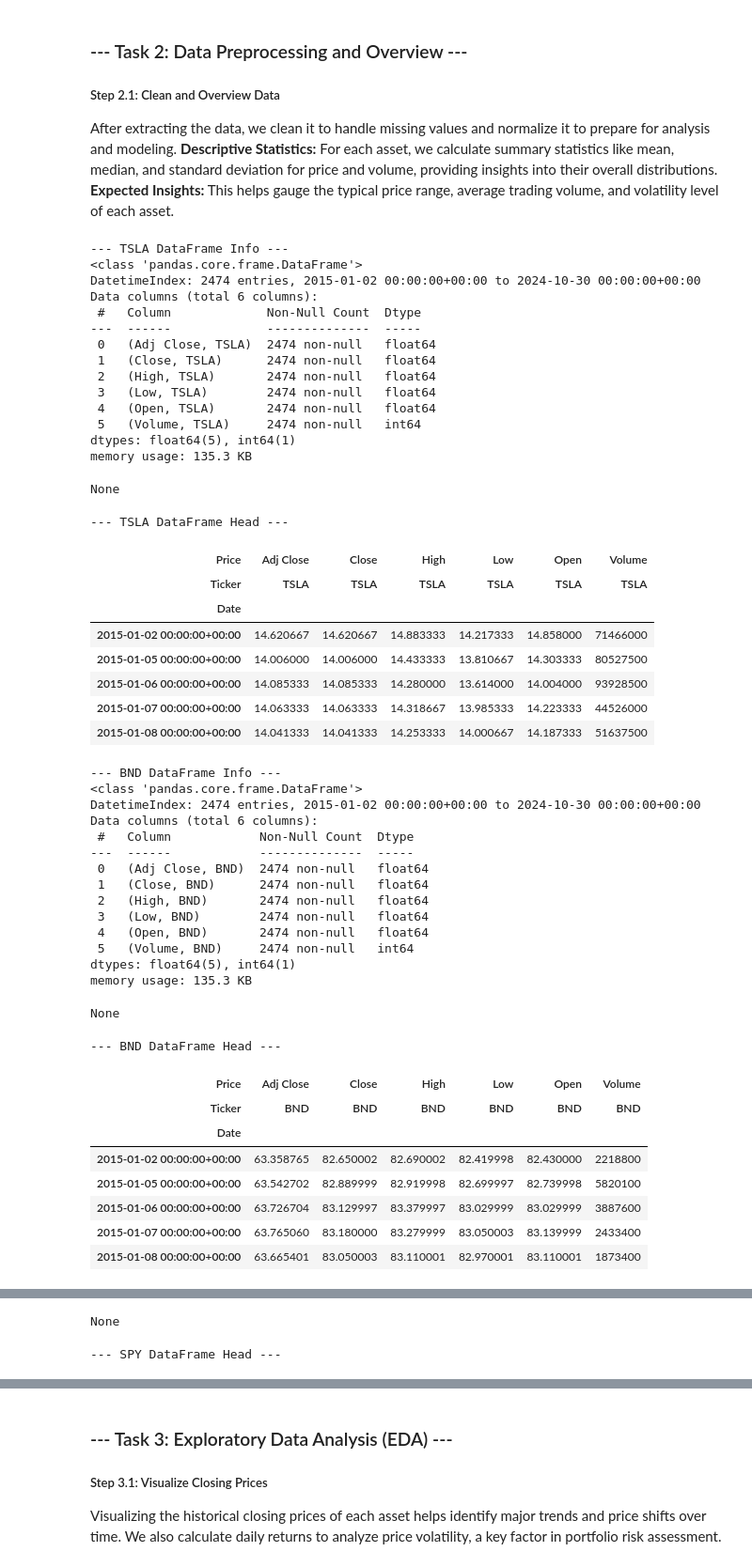
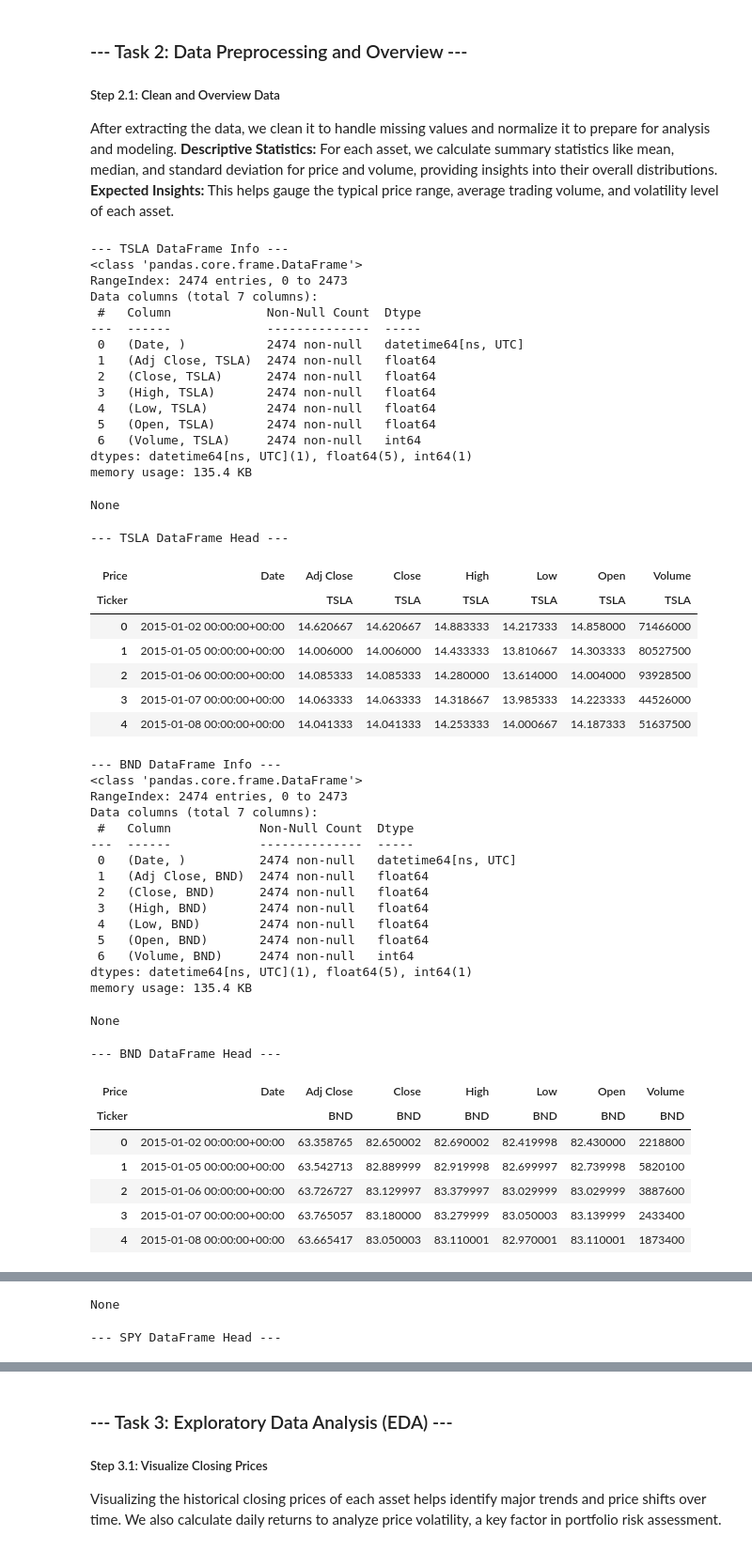
Before and after one commit to BlenSeleshi/PortfolioManagement, a Jupyter notebook: notebooks/eda.ipynb, the cells around one changed output, grey strips where cells are left out. Shown at 94% size. Saved outputs shown, nothing was run; the diff lists cells and outputs as text; code cells hidden in the pictures.

```diff
--- a/notebooks/eda.ipynb
+++ b/notebooks/eda.ipynb
@@ -59,60 +59,58 @@ After extracting the data, we clean it to handle missing values and normalize it
 **Expected Insights:** This helps gauge the typical price range, average trading volume, and volatility level of each asset.
 # %%
 for ticker in data:
-    data['Date'] = pd.to_datetime(data['Date'])  # Convert to datetime
-    data = data.set_index('Date')
     print(f"\n--- {ticker} DataFrame Info ---")
     display(data[ticker].info())
     print(f"\n--- {ticker} DataFrame Head ---")
     display(data[ticker].head())
 # %% [output]
 --- TSLA DataFrame Info ---
 <class 'pandas.core.frame.DataFrame'>
-DatetimeIndex: 2474 entries, 2015-01-02 00:00:00+00:00 to 2024-10-30 00:00:00+00:00
-Data columns (total 6 columns):
+RangeIndex: 2474 entries, 0 to 2473
+Data columns (total 7 columns):
  #   Column             Non-Null Count  Dtype
 ---  ------             --------------  -----
- 0   (Adj Close, TSLA)  2474 non-null   float64
- 1   (Close, TSLA)      2474 non-null   float64
- 2   (High, TSLA)       2474 non-null   float64
- 3   (Low, TSLA)        2474 non-null   float64
- 4   (Open, TSLA)       2474 non-null   float64
- 5   (Volume, TSLA)     2474 non-null   int64
-dtypes: float64(5), int64(1)
-memory usage: 135.3 KB
+ 0   (Date, )           2474 non-null   datetime64[ns, UTC]
+ 1   (Adj Close, TSLA)  2474 non-null   float64
+ 2   (Close, TSLA)      2474 non-null   float64
+ 3   (High, TSLA)       2474 non-null   float64
+ 4   (Low, TSLA)        2474 non-null   float64
+ 5   (Open, TSLA)       2474 non-null   float64
+ 6   (Volume, TSLA)     2474 non-null   int64
+dtypes: datetime64[ns, UTC](1), float64(5), int64(1)
+memory usage: 135.4 KB
 None
 --- TSLA DataFrame Head ---
-| Price | Adj Close | Close | High | Low | Open | Volume |
-| Ticker | TSLA | TSLA | TSLA | TSLA | TSLA | TSLA |
-| Date |  |  |  |  |  |  |
-| 2015-01-02 00:00:00+00:00 | 14.620667 | 14.620667 | 14.883333 | 14.217333 | 14.858000 | 71466000 |
-| 2015-01-05 00:00:00+00:00 | 14.006000 | 14.006000 | 14.433333 | 13.810667 | 14.303333 | 80527500 |
-| 2015-01-06 00:00:00+00:00 | 14.085333 | 14.085333 | 14.280000 | 13.614000 | 14.004000 | 93928500 |
-| 2015-01-07 00:00:00+00:00 | 14.063333 | 14.063333 | 14.318667 | 13.985333 | 14.223333 | 44526000 |
-| 2015-01-08 00:00:00+00:00 | 14.041333 | 14.041333 | 14.253333 | 14.000667 | 14.187333 | 51637500 |
+| Price | Date | Adj Close | Close | High | Low | Open | Volume |
+| Ticker |  | TSLA | TSLA | TSLA | TSLA | TSLA | TSLA |
+| 0 | 2015-01-02 00:00:00+00:00 | 14.620667 | 14.620667 | 14.883333 | 14.217333 | 14.858000 | 71466000 |
+| 1 | 2015-01-05 00:00:00+00:00 | 14.006000 | 14.006000 | 14.433333 | 13.810667 | 14.303333 | 80527500 |
+| 2 | 2015-01-06 00:00:00+00:00 | 14.085333 | 14.085333 | 14.280000 | 13.614000 | 14.004000 | 93928500 |
+| 3 | 2015-01-07 00:00:00+00:00 | 14.063333 | 14.063333 | 14.318667 | 13.985333 | 14.223333 | 44526000 |
+| 4 | 2015-01-08 00:00:00+00:00 | 14.041333 | 14.041333 | 14.253333 | 14.000667 | 14.187333 | 51637500 |
 --- BND DataFrame Info ---
 <class 'pandas.core.frame.DataFrame'>
-DatetimeIndex: 2474 entries, 2015-01-02 00:00:00+00:00 to 2024-10-30 00:00:00+00:00
-Data columns (total 6 columns):
+RangeIndex: 2474 entries, 0 to 2473
+Data columns (total 7 columns):
  #   Column            Non-Null Count  Dtype
 ---  ------            --------------  -----
- 0   (Adj Close, BND)  2474 non-null   float64
- 1   (Close, BND)      2474 non-null   float64
- 2   (High, BND)       2474 non-null   float64
- 3   (Low, BND)        2474 non-null   float64
- 4   (Open, BND)       2474 non-null   float64
- 5   (Volume, BND)     2474 non-null   int64
-dtypes: float64(5), int64(1)
-memory usage: 135.3 KB
+ 0   (Date, )          2474 non-null   datetime64[ns, UTC]
+ 1   (Adj Close, BND)  2474 non-null   float64
+ 2   (Close, BND)      2474 non-null   float64
+ 3   (High, BND)       2474 non-null   float64
+ 4   (Low, BND)        2474 non-null   float64
+ 5   (Open, BND)       2474 non-null   float64
+ 6   (Volume, BND)     2474 non-null   int64
+dtypes: datetime64[ns, UTC](1), float64(5), int64(1)
+memory usage: 135.4 KB
 None
 --- BND DataFrame Head ---
-| Price | Adj Close | Close | High | Low | Open | Volume |
-| Ticker | BND | BND | BND | BND | BND | BND |
-| Date |  |  |  |  |  |  |
-| 2015-01-02 00:00:00+00:00 | 63.358765 | 82.650002 | 82.690002 | 82.419998 | 82.430000 | 2218800 |
-| 2015-01-05 00:00:00+00:00 | 63.542702 | 82.889999 | 82.919998 | 82.699997 | 82.739998 | 5820100 |
-| 2015-01-06 00:00:00+00:00 | 63.726704 | 83.129997 | 83.379997 | 83.029999 | 83.029999 | 3887600 |
-| 2015-01-07 00:00:00+00:00 | 63.765060 | 83.180000 | 83.279999 | 83.050003 | 83.139999 | 2433400 |
-| 2015-01-08 00:00:00+00:00 | 63.665401 | 83.050003 | 83.110001 | 82.970001 | 83.110001 | 1873400 |
+| Price | Date | Adj Close | Close | High | Low | Open | Volume |
+| Ticker |  | BND | BND | BND | BND | BND | BND |
+| 0 | 2015-01-02 00:00:00+00:00 | 63.358765 | 82.650002 | 82.690002 | 82.419998 | 82.430000 | 2218800 |
+| 1 | 2015-01-05 00:00:00+00:00 | 63.542713 | 82.889999 | 82.919998 | 82.699997 | 82.739998 | 5820100 |
+| 2 | 2015-01-06 00:00:00+00:00 | 63.726727 | 83.129997 | 83.379997 | 83.029999 | 83.029999 | 3887600 |
+| 3 | 2015-01-07 00:00:00+00:00 | 63.765057 | 83.180000 | 83.279999 | 83.050003 | 83.139999 | 2433400 |
+| 4 | 2015-01-08 00:00:00+00:00 | 63.665417 | 83.050003 | 83.110001 | 82.970001 | 83.110001 | 1873400 |
 --- SPY DataFrame Info ---
 <class 'pandas.core.frame.DataFrame'>
```
Also changed, not shown: parts of 5 cells of this notebook.
